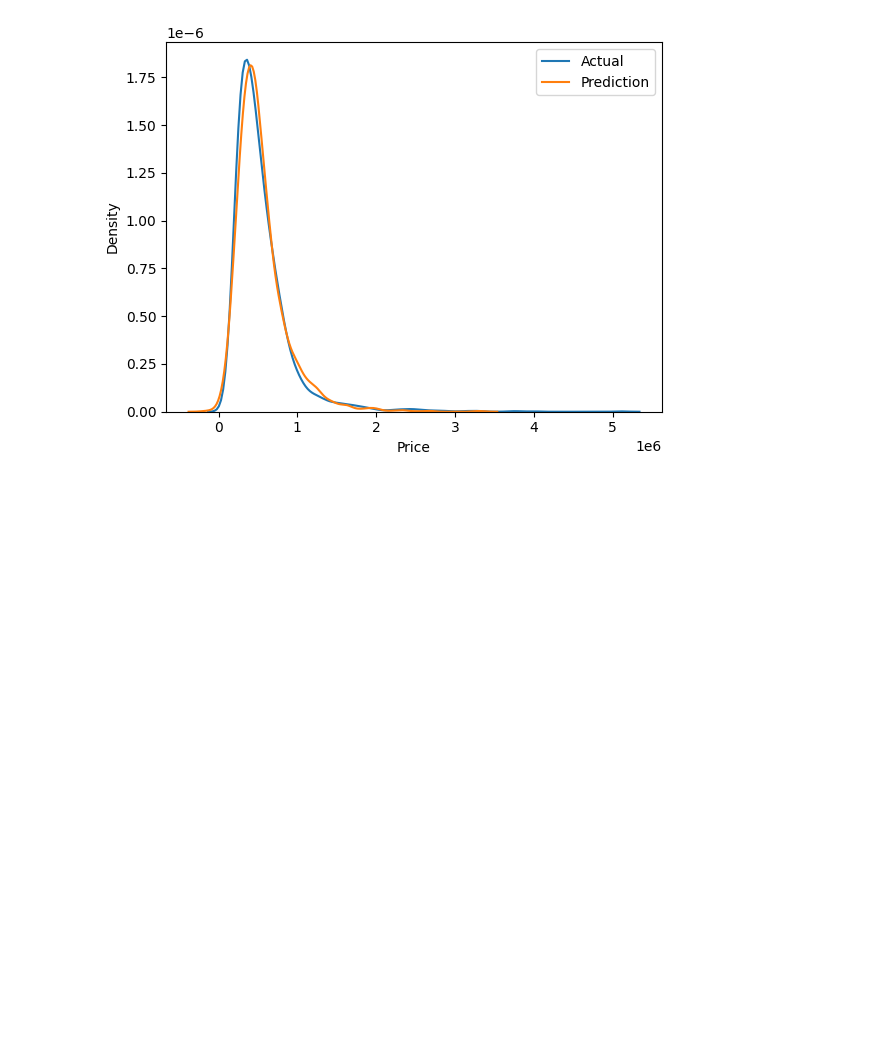
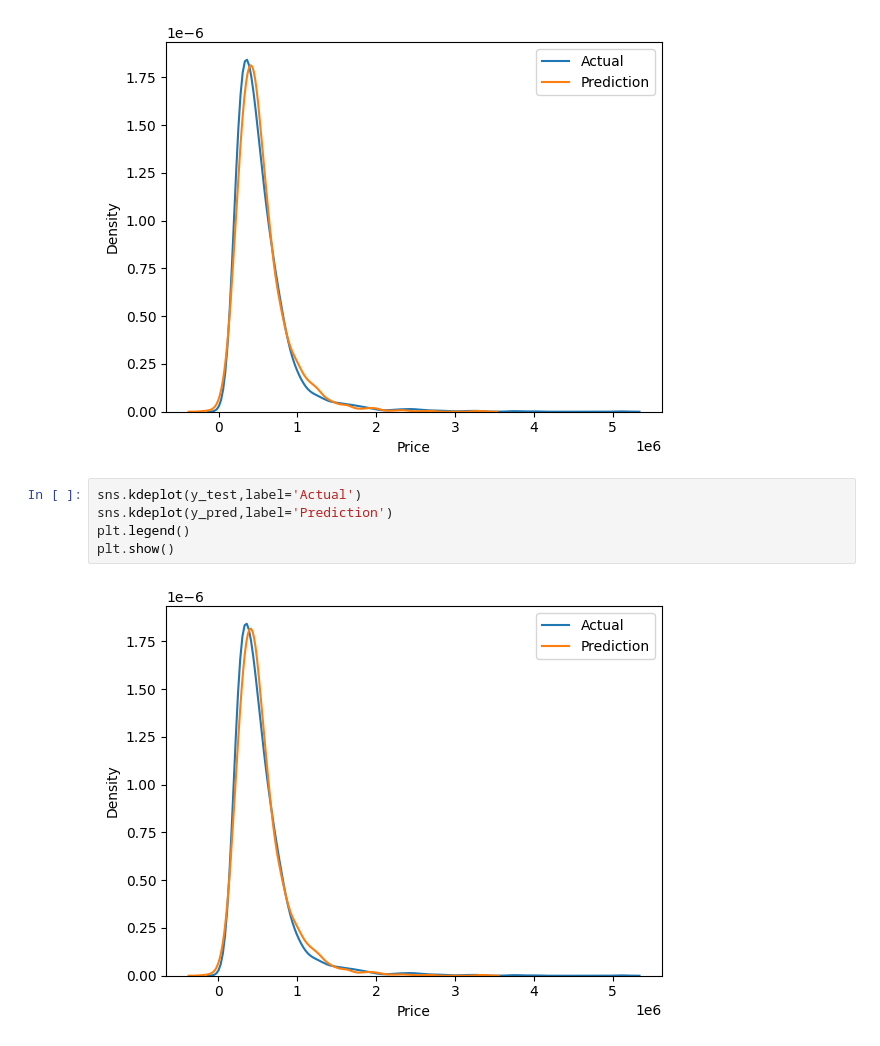
Before and after one commit to SinhaPushkar047/ML_Learning_Projects, a Jupyter notebook: 02-Indian-Household-Price/HouseHold_Price.ipynb, the cells around one changed output. Saved outputs shown, nothing was run; the diff lists cells and outputs as text; blank space fills up the shorter version.

```diff
--- a/02-Indian-Household-Price/HouseHold_Price.ipynb
+++ b/02-Indian-Household-Price/HouseHold_Price.ipynb
@@ -413,3 +466,10 @@ plt.legend()
 plt.show()
 # %% [output]
 [figure]
+# %%
+sns.kdeplot(y_test,label='Actual')
+sns.kdeplot(y_pred,label='Prediction')
+plt.legend()
+plt.show()
+# %% [output]
+[figure, added]
```
Also changed, not shown: parts of 21 cells of this notebook.
